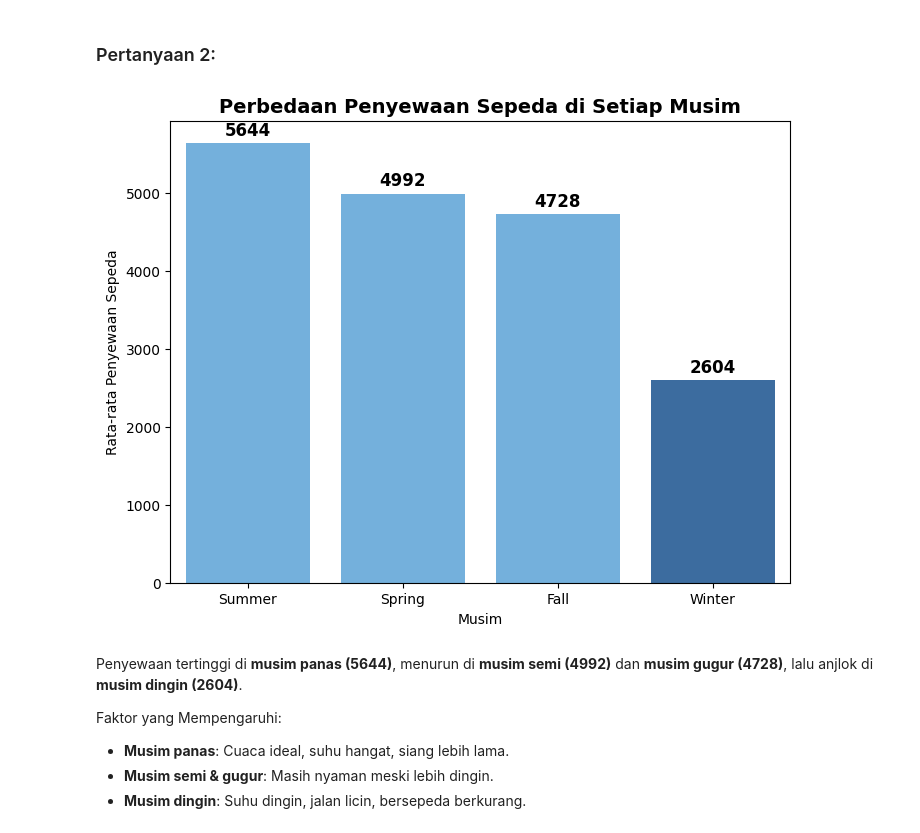
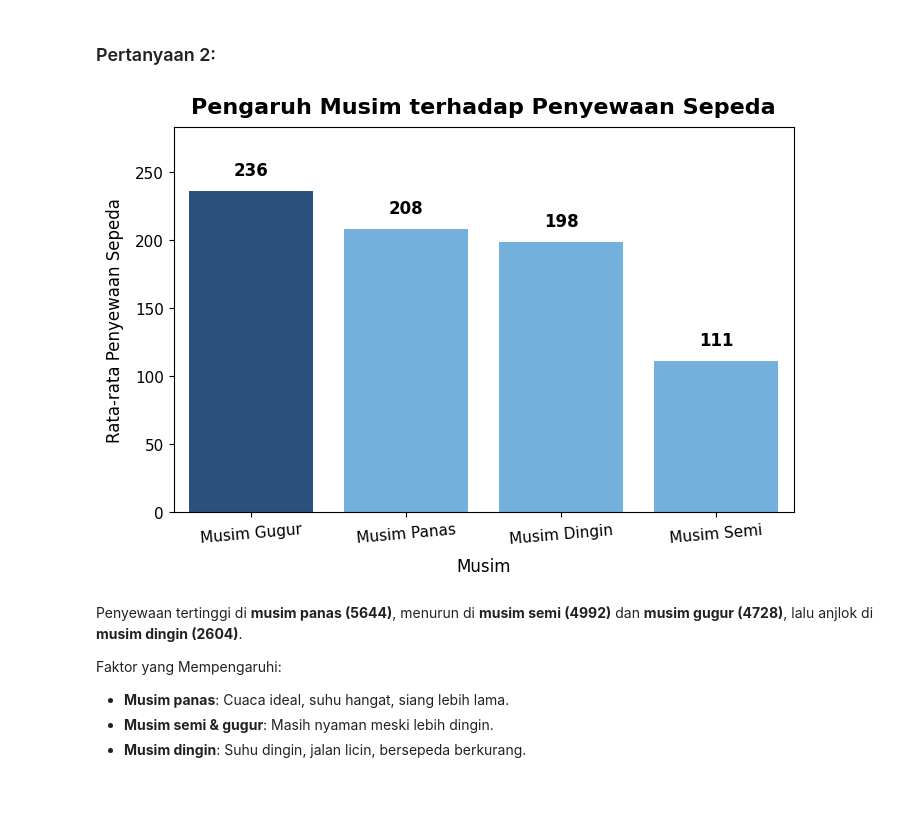
Before and after one commit to Bumbii12/Proyek-visualisasi-data-Bike-Sharing, a Jupyter notebook: Ulfa_Proyek_Analisis_Data.ipynb, the cells around one changed output. Cells and saved outputs as stored; diff of their text form; code cells hidden in the pictures; blank space fills up the shorter version.

```diff
--- a/Ulfa_Proyek_Analisis_Data.ipynb
+++ b/Ulfa_Proyek_Analisis_Data.ipynb
@@ -304,29 +305,55 @@ Faktor yang Mempengaruhi:
 - **Hujan/cuaca ekstrem** membuat jalan licin, mengurangi minat bersepeda.
 # %% [markdown]
 ### Pertanyaan 2:
-# %%
-data = {'Musim': ['Summer', 'Spring', 'Fall', 'Winter'],
-        'Penyewaan': [5644, 4992, 4728, 2604]}
-
-df_season = pd.DataFrame(data)
-
-df_season = df_season.sort_values(by='Penyewaan', ascending=False)
-
-colors = ["#63b3ed"] * (len(df_season) - 1) + ["#2b6cb0"]
-
-plt.figure(figsize=(8, 6))
-sns.barplot(x='Musim', y='Penyewaan', data=df_season, hue='Musim', legend=False, palette=colors)
-
-for i, value in enumerate(df_season['Penyewaan']):
-    plt.text(i, value + 100, str(value), ha='center', fontsize=12, fontweight='bold')
-
-plt.title("Perbedaan Penyewaan Sepeda di Setiap Musim", fontsize=14, fontweight='bold')
-plt.xlabel("Musim")
-plt.ylabel("Rata-rata Penyewaan Sepeda")
-
-plt.show()
-# %% [output]
-[figure, removed]
+# %%
+season_labels = {
+    1: "Musim Semi",
+    2: "Musim Panas",
+    3: "Musim Gugur",
+    4: "Musim Dingin"
+}
+
+df["season"] = df["season"].replace(season_labels)
+
+df_season = df.groupby("season")["cnt"].mean().reset_index()
+
+df_season = df_season.sort_values(by="cnt", ascending=False)
+
+base_color = "#63b3ed"
+highlight_color = "#1e4e8c"
+colors = [highlight_color if i == 0 else base_color for i in range(len(df_season))]
+
+plt.figure(figsize=(8, 5))
+ax = sns.barplot(
+    data=df_season,
+    x="season",
+    y="cnt",
+    hue="season",
+    palette=colors,
+    legend=False
+)
+
+max_height = df_season["cnt"].max()
+plt.ylim(0, max_height * 1.2)
+
+for p in ax.patches:
+    ax.annotate(
+        f"{int(p.get_height())}",
+        (p.get_x() + p.get_width() / 2, p.get_height() + max_height * 0.05),
+        ha="center",
+        fontsize=12,
+        fontweight="bold"
+    )
+
+plt.title("Pengaruh Musim terhadap Penyewaan Sepeda", fontsize=16, fontweight="bold", pad=10)
+plt.xlabel("Musim", fontsize=12, labelpad=8)
+plt.ylabel("Rata-rata Penyewaan Sepeda", fontsize=12, labelpad=8)
+plt.xticks(rotation=5, fontsize=11)
+plt.yticks(fontsize=11)
+
+plt.show()
+# %% [output]
+[figure, added]
 # %% [markdown]
 Penyewaan tertinggi di **musim panas (5644)**, menurun di **musim semi (4992)** dan **musim gugur (4728)**, lalu anjlok di **musim dingin (2604)**.
 
```
Also changed, not shown: parts of 12 cells of this notebook.
